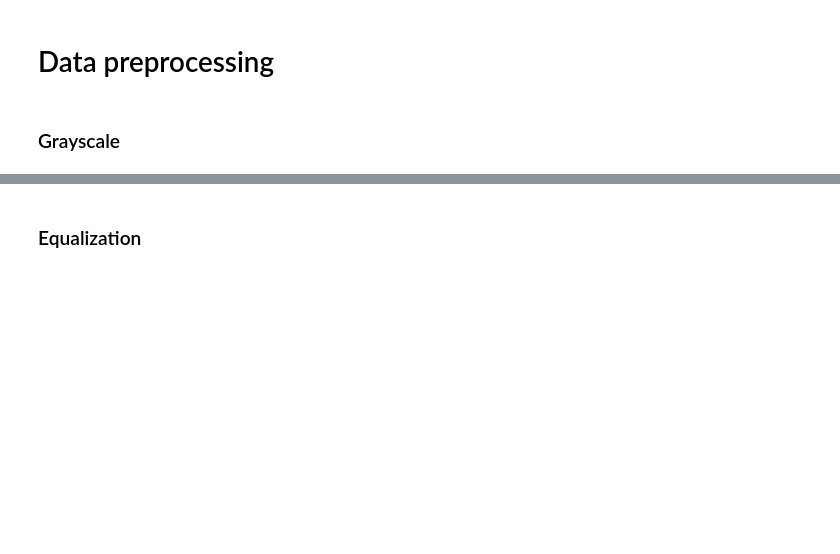
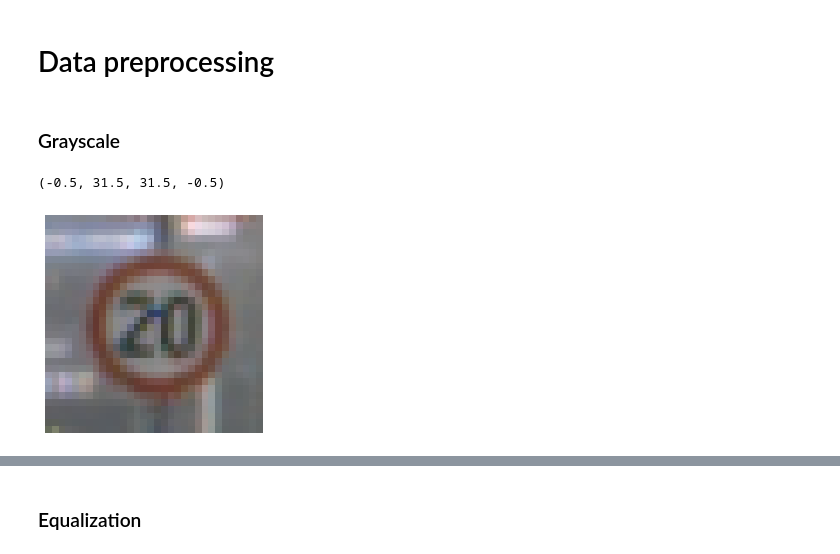
Before and after one commit to JakubTomaszewski/Road_signs_classification, a Jupyter notebook: tsc_model.ipynb, the cells around one changed output, grey strips where cells are left out. Drawn from its saved outputs; the diff is of its cells as text; code cells hidden in the pictures; blank space fills up the shorter version.

Commit message:
added some plots

```diff
--- a/tsc_model.ipynb
+++ b/tsc_model.ipynb
@@ -393,6 +399,9 @@ def preprocess_image(image):
 # %% [markdown]
 ### Grayscale
 # %%
-plt.imshow(X_train_aug[120000], cmap='gray')
+plt.imshow(X_train_aug[10000], cmap='gray')
 plt.axis('off')
+# %% [output]
+(-0.5, 31.5, 31.5, -0.5)
+[figure, added]
 # %%
```
Also changed, not shown: parts of 33 cells of this notebook.
